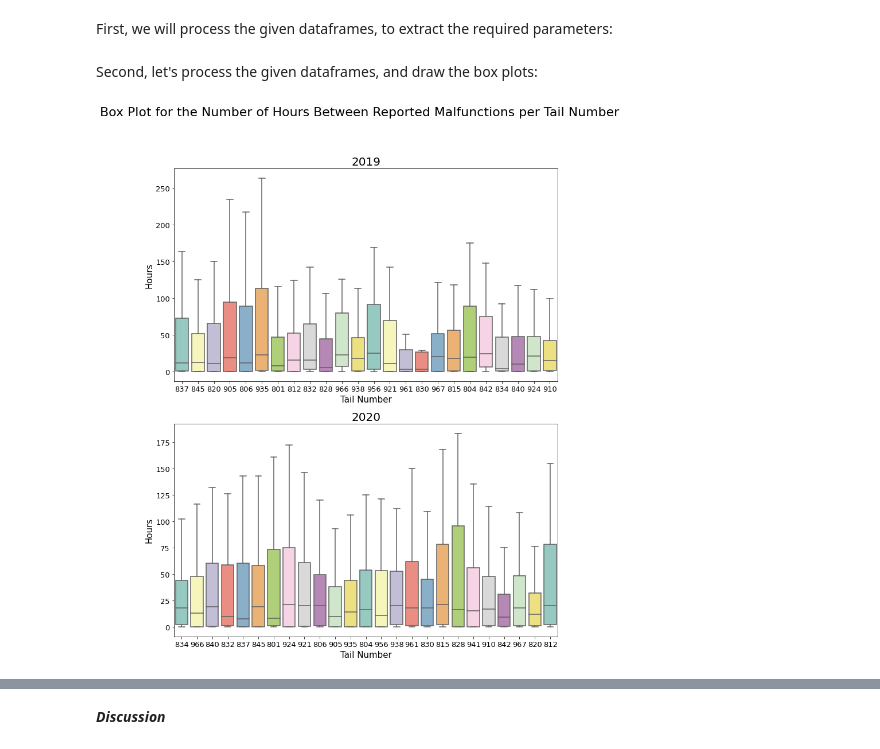
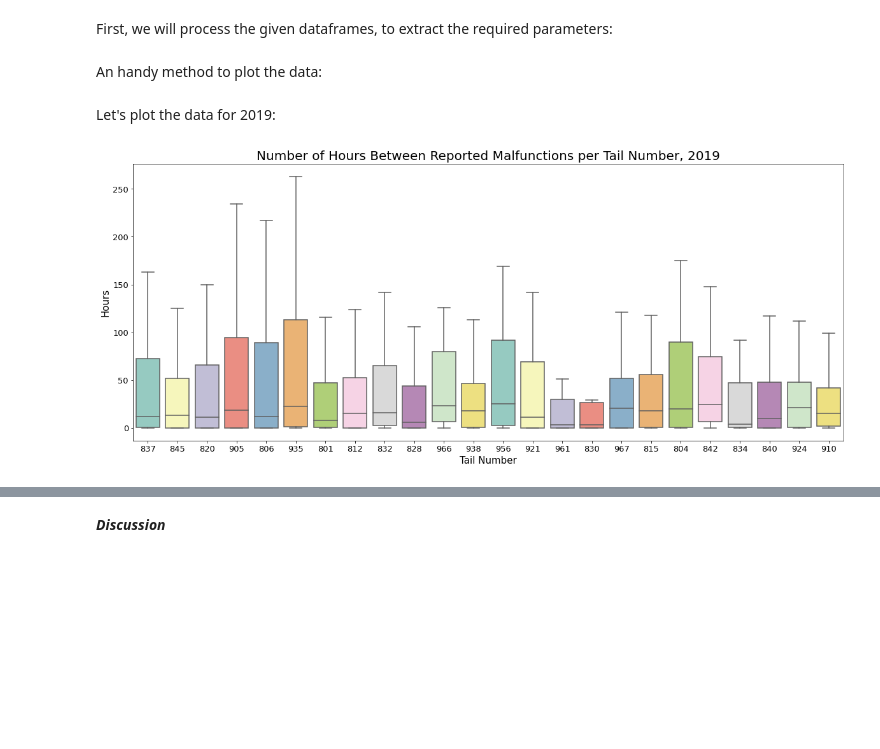
Before and after one commit to elront/Data_Sceince_Project, a Jupyter notebook: Data_science_workshop_project.ipynb, the cells around one changed output, grey strips where cells are left out. Cells and saved outputs as stored; diff of their text form; code cells hidden in the pictures; blank space fills up the shorter version.

```diff
--- a/Data_science_workshop_project.ipynb
+++ b/Data_science_workshop_project.ipynb
@@ -1721,7 +1721,7 @@ def calculate_time_intervals_between_registered_malfunctions(malf_df):
     malf_df["Interval"] = pd.to_numeric(malf_df["Interval"].dt.total_seconds()//3600)
 
 # This method will utilize the aforementioned methods, calculating the mean time between reported malfunctions per tail number.
-def perpare_data_for_mean_time_between_malf_per_tail_number_plot(malf_df, datetime_winter_criterion):
+def perpare_data_for_time_between_malf_per_tail_number_plot(malf_df, datetime_winter_criterion):
     # Split Dataframe.
     malf_winter_time_df, malf_summer_time_df = split_malf_df_to_summer_and_winter_times(malf_df, datetime_winter_criterion)
 
@@ -1733,43 +1733,25 @@ def perpare_data_for_mean_time_between_malf_per_tail_number_plot(malf_df, dateti
     output_df = pd.concat([malf_winter_time_df, malf_summer_time_df])
 
     return output_df
-# %% [markdown]
-Second, let's process the given dataframes, and draw the box plots:
-# %%
-# Process the given dataframes, using the defined methods.
-output_df_2019 = perpare_data_for_mean_time_between_malf_per_tail_number_plot(malf_df_2019, dt.datetime(2019,2,28))
-output_df_2020 = perpare_data_for_mean_time_between_malf_per_tail_number_plot(malf_df_2020, dt.datetime(2020,2,29))
-
-# Create a plot comrised of two sub-plots.
-fig, axes = plt.subplots(2, 1, figsize=(12, 15))
-fig.suptitle("Box Plot for the Number of Hours Between Reported Malfunctions per Tail Number", fontsize = 22)
-
-# Create 2019 subplot using Sea Born countplot.
-plot_2019 = sns.boxplot(ax = axes[0],
-                        x = "Tail Number",
-                        y = "Interval",
-                        data = output_df_2019,
-                        showfliers = False,
-                        palette = "Set3")
-
-# Determine the sub-plot's titles.
-plot_2019.axes.set_title("2019", fontsize = 20)
-plot_2019.set_xlabel("Tail Number", fontsize = 15)
-plot_2019.set_ylabel("Hours", fontsize = 15)
-plot_2019.tick_params(labelsize = 13)
-
-# Create 2020 subplot using Sea Born countplot.
-plot_2020 = sns.boxplot(ax = axes[1],
-                        x = "Tail Number",
-                        y = "Interval",
-                        data = output_df_2020,
-                        showfliers = False,
-                        palette = "Set3")
-
-# Determine the sub-plot's titles.
-plot_2020.axes.set_title("2020", fontsize = 20)
-plot_2020.set_xlabel("Tail Number", fontsize = 15)
-plot_2020.set_ylabel("Hours", fontsize = 15)
-plot_2020.tick_params(labelsize = 13)
-# %% [output]
-[figure, removed]
+# %% [markdown]
+An handy method to plot the data:
+# %%
+def plot_time_between_malf_per_tail_number(malf_df, year):
+    # Determine the plot's size.
+    plt.figure(figsize=(20, 8))
+
+    # Plot the data.
+    plot = sns.boxplot(x = "Tail Number", y = "Interval", data = malf_df, showfliers = False, palette = "Set3")
+
+    # Modify plot design and lables.
+    plot.set_title("Number of Hours Between Reported Malfunctions per Tail Number, {0}".format(year), fontsize = 20)
+    plot.set_xlabel("Tail Number", fontsize = 15)
+    plot.set_ylabel("Hours", fontsize = 15)
+    plot.tick_params(labelsize = 13)
+# %% [markdown]
+Let's plot the data for 2019:
+# %%
+output_df_2019 = perpare_data_for_time_between_malf_per_tail_number_plot(malf_df_2019, dt.datetime(2019,2,28))
+plot_time_between_malf_per_tail_number(output_df_2019, 2019)
+# %% [output]
+[figure, added]
```
Also changed, not shown: parts of 4 cells of this notebook.
